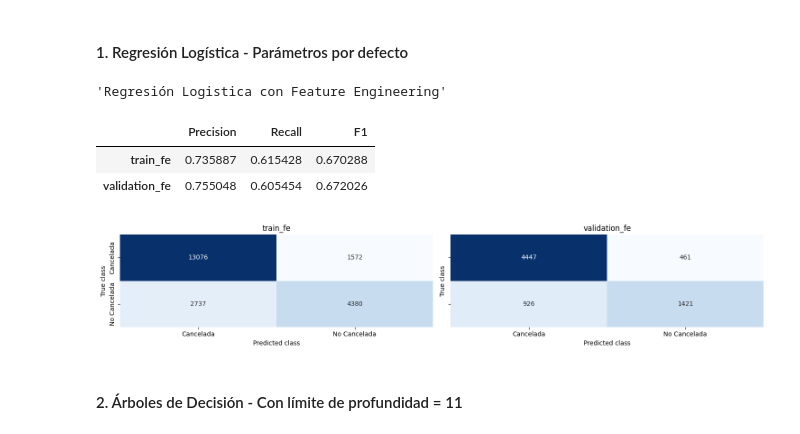
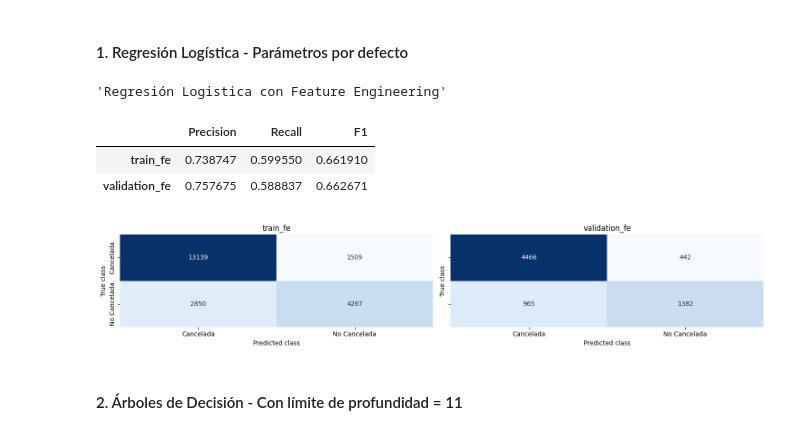
Before and after one commit to nachopalmieri/TP_ML_Aiasa_Fassanelli_Palmieri, a Jupyter notebook: tp2_experimentation.ipynb, the cells around one changed output. Drawn from its saved outputs; the diff is of its cells as text; code cells hidden in the pictures.

```diff
--- a/tp2_experimentation.ipynb
+++ b/tp2_experimentation.ipynb
@@ -714,19 +744,19 @@ plt.show()
 # %% [markdown]
 #### 1. Regresión Logística - Parámetros por defecto
 # %%
-regression_model_fe = LogisticRegression(random_state=42)
+regression_model_fe = LogisticRegression(max_iter=13,random_state=42)
 lr_model_fe = Pipeline([
     ('mapper', mapper_fe),
     ('classifier', regression_model_fe)
 ])
 
 lr_model_fe.fit(train_fe, train_fe.booking_status)
 evaluate_model_fe(lr_model_fe, title='Regresión Logistica con Feature Engineering')
 # %% [output]
 'Regresión Logistica con Feature Engineering'
 |  | Precision | Recall | F1 |
-| train_fe | 0.735887 | 0.615428 | 0.670288 |
-| validation_fe | 0.755048 | 0.605454 | 0.672026 |
+| train_fe | 0.738747 | 0.599550 | 0.661910 |
+| validation_fe | 0.757675 | 0.588837 | 0.662671 |
 [figure]
 # %% [markdown]
 #### 2. Árboles de Decisión - Con límite de profundidad = 11
```
Also changed, not shown: parts of 32 cells of this notebook.
